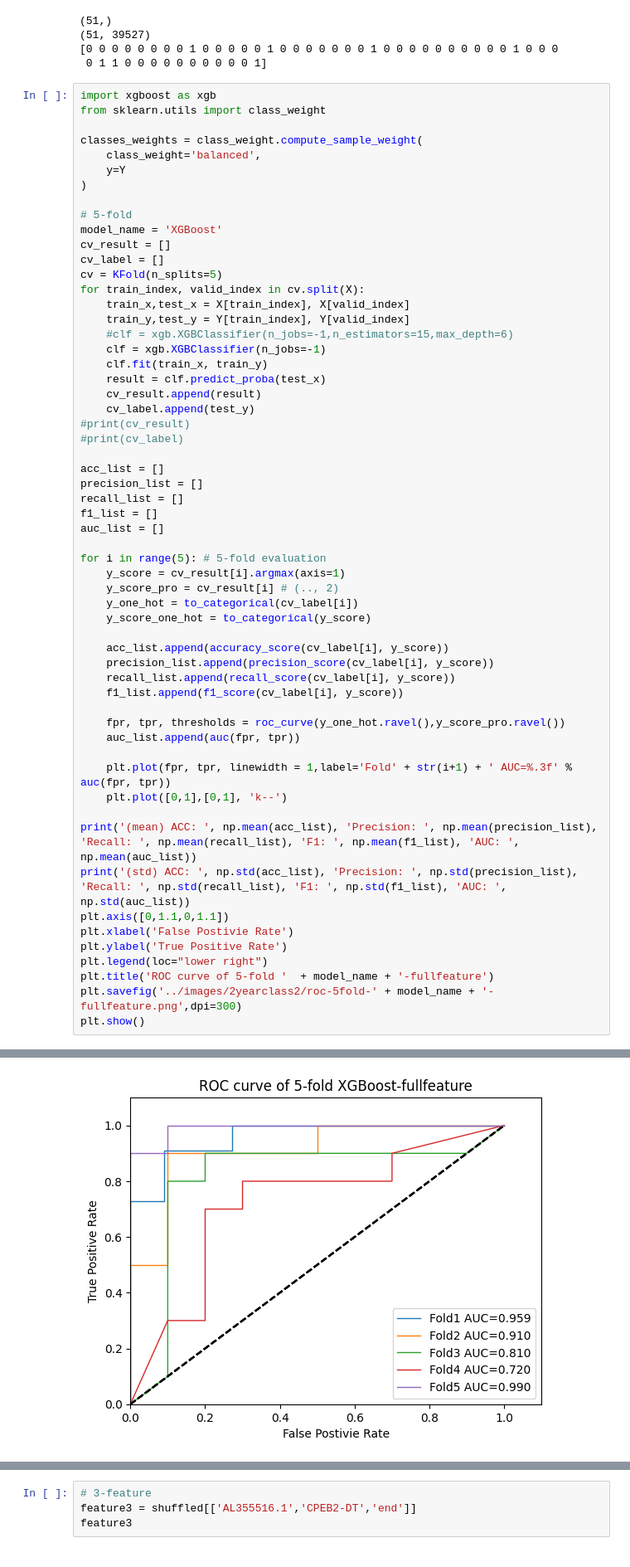
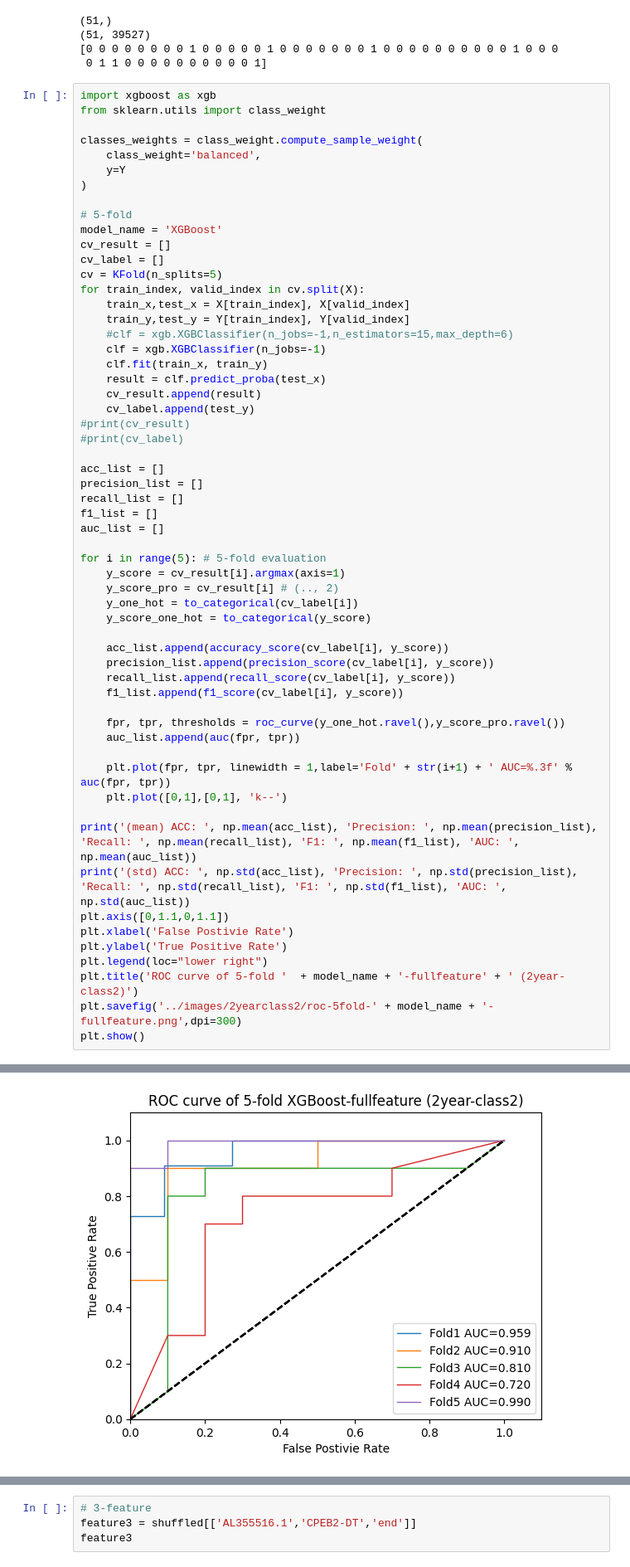
Before and after one commit to Liuzhe30/CHRP, a Jupyter notebook: experiment/07-machine-learning-2year-2class.ipynb, the cells around one changed output, grey strips where cells are left out. Shown at 83% size. Saved outputs shown, nothing was run; the diff lists cells and outputs as text.

```diff
--- a/experiment/07-machine-learning-2year-2class.ipynb
+++ b/experiment/07-machine-learning-2year-2class.ipynb
@@ -110,35 +110,35 @@ f1_list = []
 auc_list = []
 
 for i in range(5): # 5-fold evaluation
     y_score = cv_result[i].argmax(axis=1)
     y_score_pro = cv_result[i] # (.., 2)
     y_one_hot = to_categorical(cv_label[i])
     y_score_one_hot = to_categorical(y_score)
 
     acc_list.append(accuracy_score(cv_label[i], y_score))
     precision_list.append(precision_score(cv_label[i], y_score))
     recall_list.append(recall_score(cv_label[i], y_score))
     f1_list.append(f1_score(cv_label[i], y_score))
 
     fpr, tpr, thresholds = roc_curve(y_one_hot.ravel(),y_score_pro.ravel())
     auc_list.append(auc(fpr, tpr))
 
     plt.plot(fpr, tpr, linewidth = 1,label='Fold' + str(i+1) + ' AUC=%.3f' % auc(fpr, tpr))
     plt.plot([0,1],[0,1], 'k--')
 
 print('(mean) ACC: ', np.mean(acc_list), 'Precision: ', np.mean(precision_list), 'Recall: ', np.mean(recall_list), 'F1: ', np.mean(f1_list), 'AUC: ', np.mean(auc_list))
 print('(std) ACC: ', np.std(acc_list), 'Precision: ', np.std(precision_list), 'Recall: ', np.std(recall_list), 'F1: ', np.std(f1_list), 'AUC: ', np.std(auc_list))
 plt.axis([0,1.1,0,1.1])
 plt.xlabel('False Postivie Rate')
 plt.ylabel('True Positive Rate')
 plt.legend(loc="lower right")
-plt.title('ROC curve of 5-fold '  + model_name + '-fullfeature')
+plt.title('ROC curve of 5-fold '  + model_name + '-fullfeature' + ' (2year-class2)')
 plt.savefig('../images/2yearclass2/roc-5fold-' + model_name + '-fullfeature.png',dpi=300)
 plt.show()
 # %% [output]
 (mean) ACC:  0.841818181818182 Precision:  0.0 Recall:  0.0 F1:  0.0 AUC:  0.8777355371900827
 (std) ACC:  0.0814334388238498 Precision:  0.0 Recall:  0.0 F1:  0.0 AUC:  0.09966397474255616
-[figure, old version]
+[figure, new version]
 # %%
 import lightgbm as lgb
 
```
Also changed, not shown: parts of 5 cells of this notebook, 1 other file.
